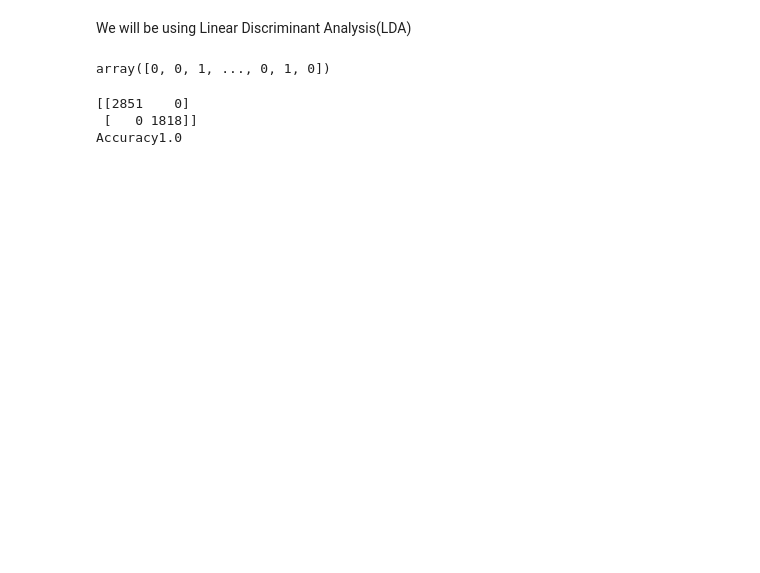
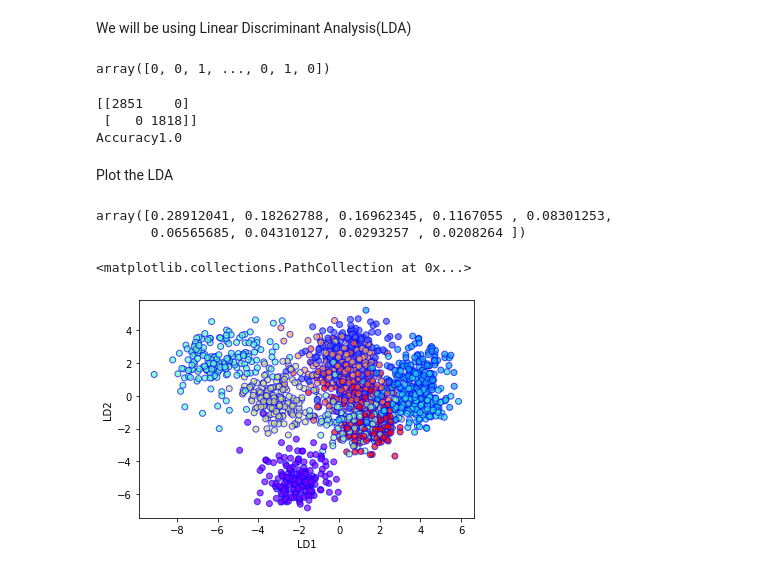
Before and after one commit to dote7ant/Moringa_CoreW1, a Jupyter notebook: moringa_core_w2.ipynb, the cells around one changed output. Saved outputs shown, nothing was run; the diff lists cells and outputs as text; code cells hidden in the pictures; blank space fills up the shorter version.

```diff
--- a/moringa_core_w2.ipynb
+++ b/moringa_core_w2.ipynb
@@ -629,3 +675,29 @@ print('Accuracy' + str(accuracy_score(y_test, y_pred)))
 [[2851    0]
  [   0 1818]]
 Accuracy1.0
+# %% [markdown]
+Plot the LDA
+# %%
+from sklearn.discriminant_analysis import LinearDiscriminantAnalysis
+lda = LinearDiscriminantAnalysis()
+X_lda = lda.fit_transform(X, y)
+# %%
+# variance of the columns
+lda.explained_variance_ratio_
+# %% [output]
+array([0.28912041, 0.18262788, 0.16962345, 0.1167055 , 0.08301253,
+       0.06565685, 0.04310127, 0.0293257 , 0.0208264 ])
+# %%
+plt.xlabel('LD1')
+plt.ylabel('LD2')
+plt.scatter(
+    X_lda[:,0],
+    X_lda[:,1],
+    c=y,
+    cmap='rainbow',
+    alpha=0.7,
+    edgecolors='b'
+)
+# %% [output]
+<matplotlib.collections.PathCollection at 0x...>
+[figure, added]
```
Also changed, not shown: parts of 6 cells of this notebook.
